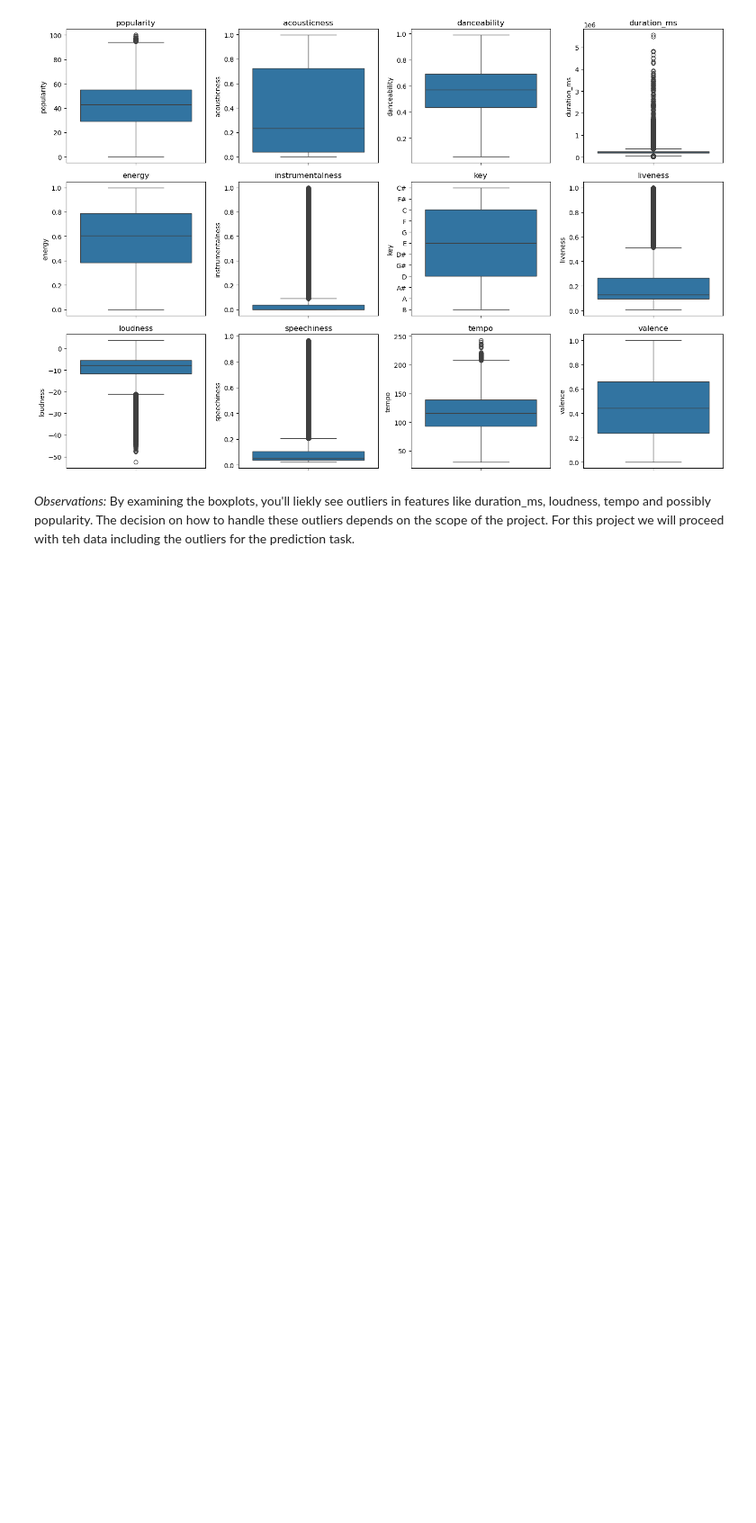
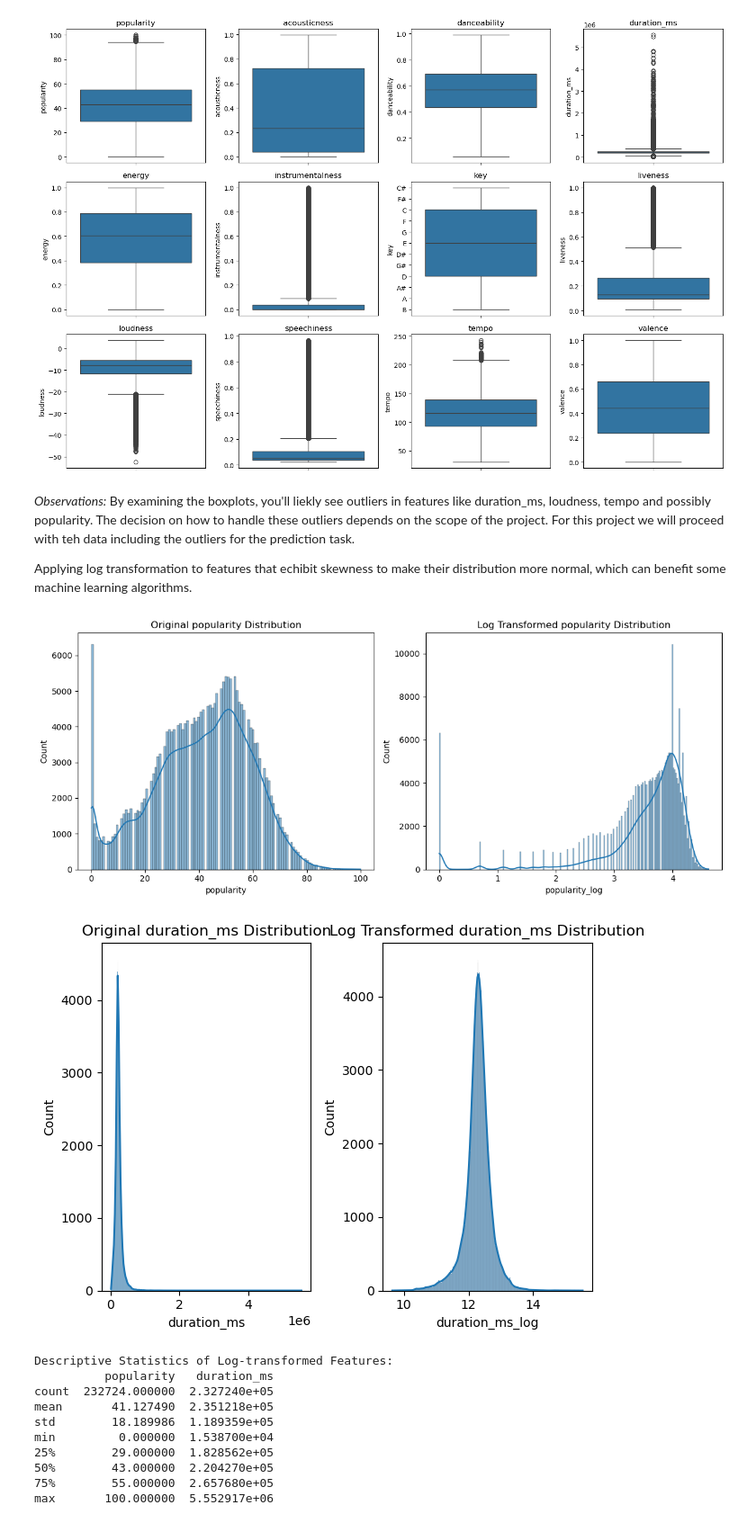
Before and after one commit to agajankush/spotify-music-eda, a Jupyter notebook: data_analysis.ipynb, the cells around one changed output. Shown at 90% size. Cells and saved outputs as stored; diff of their text form; code cells hidden in the pictures; blank space fills up the shorter version.

Commit message:
Skewedness plots

```diff
--- a/data_analysis.ipynb
+++ b/data_analysis.ipynb
@@ -125,3 +125,37 @@ plt.show()
 duration_ms, loudness, tempo and possibly popularity.
 The decision on how to handle these outliers depends on the scope of the project.
 For this project we will proceed with teh data including the outliers for the prediction task.
+
+Applying log transformation to features that echibit skewness to make their distribution more normal, which can benefit some machine learning algorithms.
+# %%
+import numpy as np
+
+skewed_features = ["popularity", "duration_ms"]
+plt.figure(figsize=(12, 5))
+for i, feature in enumerate(skewed_features):
+    plt.subplot(1, 2, 1)
+    sns.histplot(data[feature], kde=True)
+    plt.title(f"Original {feature} Distribution")
+
+    data[feature + "_log"] = np.log1p(data[feature])
+    plt.subplot(1, 2, 2)
+    sns.histplot(data[feature + "_log"], kde=True)
+    plt.title(f"Log Transformed {feature} Distribution")
+    plt.tight_layout()
+    plt.show()
+
+print("\nDescriptive Statistics of Log-transformed Features:")
+print(data[skewed_features].describe())
+# %% [output]
+[figure, added]
+[figure, added]
+Descriptive Statistics of Log-transformed Features:
+          popularity   duration_ms
+count  232724.000000  2.327240e+05
+mean       41.127490  2.351218e+05
+std        18.189986  1.189359e+05
+min         0.000000  1.538700e+04
+25%        29.000000  1.828562e+05
+50%        43.000000  2.204270e+05
+75%        55.000000  2.657680e+05
+max       100.000000  5.552917e+06
```
